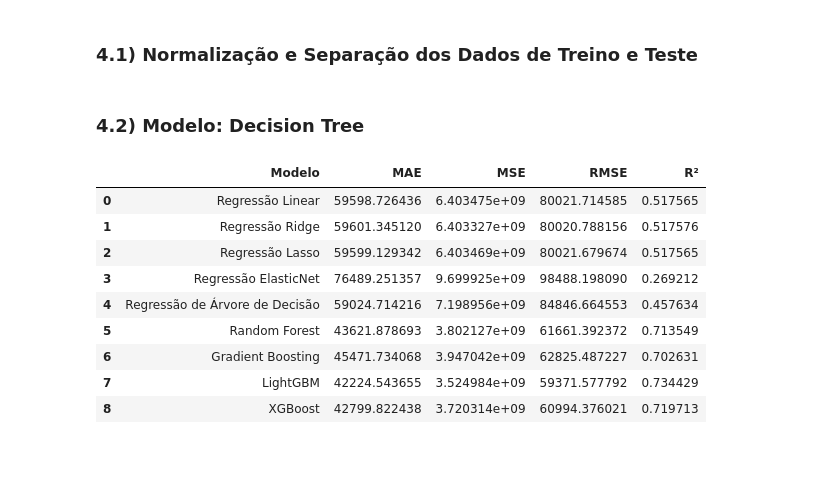
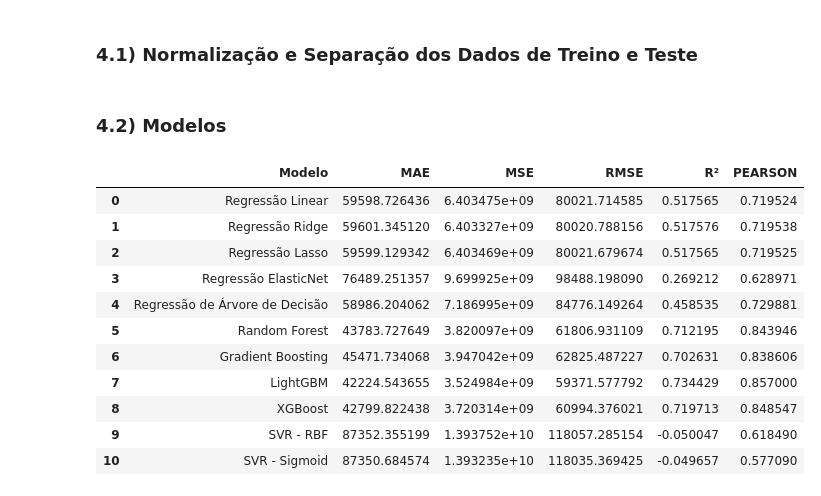
Before and after one commit to mvlaran/cienciaDeDados, a Jupyter notebook: lxai/housing/Housing.ipynb, the cells around one changed output. Saved outputs shown, nothing was run; the diff lists cells and outputs as text; code cells hidden in the pictures; blank space fills up the shorter version.

Commit message:
Incluso modelo SVR e cálculo do coeficiente pearson.
Tabela final ordenada pelo R² e por Pearson para facilitar facilmente os melhores e o piores modelos de acordo com cada métrica

```diff
--- a/lxai/housing/Housing.ipynb
+++ b/lxai/housing/Housing.ipynb
@@ -692,7 +694,7 @@ X[numeric_features] = scaler.fit_transform(X[numeric_features])
 # Dividir os dados em treino e teste
 X_train, X_test, y_train, y_test = train_test_split(X, y, test_size = 0.2, random_state = RANDOM_STATE)
 # %% [markdown]
-### 4.2) Modelo: Decision Tree
+### 4.2) Modelos
 # %%
 # Regressão Linear
 linear_model = LinearRegression()
@@ -703,6 +705,7 @@ linear_mae = mean_absolute_error(y_test, linear_predictions)
 linear_mse = mean_squared_error(y_test, linear_predictions)
 linear_rmse = mean_squared_error(y_test, linear_predictions, squared=False)
 linear_r2 = r2_score(y_test, linear_predictions)
+linear_pearson, _ = pearsonr(y_test, linear_predictions)
 
 # Regressão Ridge
 ridge_model = Ridge(alpha=1.0)
@@ -713,6 +716,7 @@ ridge_mae = mean_absolute_error(y_test, ridge_predictions)
 ridge_mse = mean_squared_error(y_test, ridge_predictions)
 ridge_rmse = mean_squared_error(y_test, ridge_predictions, squared=False)
 ridge_r2 = r2_score(y_test, ridge_predictions)
+ridge_pearson, _ = pearsonr(y_test, ridge_predictions)
 
 # Regressão Lasso
 lasso_model = Lasso(alpha=1.0)
@@ -723,6 +727,7 @@ lasso_mae = mean_absolute_error(y_test, lasso_predictions)
 lasso_mse = mean_squared_error(y_test, lasso_predictions)
 lasso_rmse = mean_squared_error(y_test, lasso_predictions, squared=False)
 lasso_r2 = r2_score(y_test, lasso_predictions)
+lasso_pearson, _ = pearsonr(y_test, lasso_predictions)
 
 # Regressão ElasticNet
 elasticnet_model = ElasticNet(alpha=1.0, l1_ratio=0.5)
@@ -733,6 +738,7 @@ elasticnet_mae = mean_absolute_error(y_test, elasticnet_predictions)
 elasticnet_mse = mean_squared_error(y_test, elasticnet_predictions)
 elasticnet_rmse = mean_squared_error(y_test, elasticnet_predictions, squared=False)
 elasticnet_r2 = r2_score(y_test, elasticnet_predictions)
+elasticnet_pearson, _ = pearsonr(y_test, elasticnet_predictions)
 
 # Regressão de Árvore de Decisão
 tree_model = DecisionTreeRegressor()
@@ -743,6 +749,7 @@ tree_mae = mean_absolute_error(y_test, tree_predictions)
 tree_mse = mean_squared_error(y_test, tree_predictions)
 tree_rmse = mean_squared_error(y_test, tree_predictions, squared=False)
 tree_r2 = r2_score(y_test, tree_predictions)
+tree_pearson, _ = pearsonr(y_test, tree_predictions)
 
 # Random Forest
 forest_model = RandomForestRegressor(n_estimators=100)
@@ -753,6 +760,7 @@ forest_mae = mean_absolute_error(y_test, forest_predictions)
 forest_mse = mean_squared_error(y_test, forest_predictions)
 forest_rmse = mean_squared_error(y_test, forest_predictions, squared=False)
 forest_r2 = r2_score(y_test, forest_predictions)
+forest_pearson, _ = pearsonr(y_test, forest_predictions)
 
 # Gradient Boosting
 gb_model = GradientBoostingRegressor(n_estimators=100)
@@ -763,53 +771,81 @@ gb_mae = mean_absolute_error(y_test, gb_predictions)
 gb_mse = mean_squared_error(y_test, gb_predictions)
 gb_rmse = mean_squared_error(y_test, gb_predictions, squared=False)
 gb_r2 = r2_score(y_test, gb_predictions)
+gb_pearson, _ = pearsonr(y_test, gb_predictions)
 
 # LightGBM
 lgbm_model = LGBMRegressor(n_estimators=100)
 lgbm_model.fit(X_train, y_train)
 lgbm_predictions = lgbm_model.predict(X_test)
 
 lgbm_mae = mean_absolute_error(y_test, lgbm_predictions)
 lgbm_mse = mean_squared_error(y_test, lgbm_predictions)
 lgbm_rmse = mean_squared_error(y_test, lgbm_predictions, squared=False)
 lgbm_r2 = r2_score(y_test, lgbm_predictions)
+lgbm_pearson, _ = pearsonr(y_test, lgbm_predictions)
 
 # XGBoost
 xgb_model = XGBRegressor(n_estimators=100)
 xgb_model.fit(X_train, y_train)
 xgb_predictions = xgb_model.predict(X_test)
 
 xgb_mae = mean_absolute_error(y_test, xgb_predictions)
 xgb_mse = mean_squared_error(y_test, xgb_predictions)
 xgb_rmse = mean_squared_error(y_test, xgb_predictions, squared=False)
 xgb_r2 = r2_score(y_test, xgb_predictions)
+xgb_pearson, _ = pearsonr(y_test, xgb_predictions)
+
+# SVR - RBF
+svr_rbf_model = SVR(kernel='rbf')
+svr_rbf_model.fit(X_train, y_train)
+svr_rbf_predictions = svr_rbf_model.predict(X_test)
+
+svr_rbf_mae = mean_absolute_error(y_test, svr_rbf_predictions)
+svr_rbf_mse = mean_squared_error(y_test, svr_rbf_predictions)
+svr_rbf_rmse = mean_squared_error(y_test, svr_rbf_predictions, squared=False)
+svr_rbf_r2 = r2_score(y_test, svr_rbf_predictions)
+svr_rbf_pearson, _ = pearsonr(y_test, svr_rbf_predictions)
+
+# SVR - SIGMOID
+svr_sgm_model = SVR(kernel='sigmoid')
+svr_sgm_model.fit(X_train, y_train)
+svr_sgm_predictions = svr_sgm_model.predict(X_test)
+
+svr_sgm_mae = mean_absolute_error(y_test, svr_sgm_predictions)
+svr_sgm_mse = mean_squared_error(y_test, svr_sgm_predictions)
+svr_sgm_rmse = mean_squared_error(y_test, svr_sgm_predictions, squared=False)
+svr_sgm_r2 = r2_score(y_test, svr_sgm_predictions)
+svr_sgm_pearson, _ = pearsonr(y_test, svr_sgm_predictions)
 
 # Criar dicionário com os resultados
 results = {
     'Modelo': ['Regressão Linear', 'Regressão Ridge', 'Regressão Lasso', 'Regressão ElasticNet', 'Regressão de Árvore de Decisão',
-               'Random Forest', 'Gradient Boosting', 'LightGBM', 'XGBoost'],
-    'MAE': [linear_mae, ridge_mae, lasso_mae, elasticnet_mae, tree_mae, forest_mae, gb_mae, lgbm_mae, xgb_mae],
-    'MSE': [linear_mse, ridge_mse, lasso_mse, elasticnet_mse, tree_mse, forest_mse, gb_mse, lgbm_mse, xgb_mse],
-    'RMSE': [linear_rmse, ridge_rmse, lasso_rmse, elasticnet_rmse, tree_rmse, forest_rmse, gb_rmse, lgbm_rmse, xgb_rmse],
-    'R²': [linear_r2, ridge_r2, lasso_r2, elasticnet_r2, tree_r2, forest_r2, gb_r2, lgbm_r2, xgb_r2]
+               'Random Forest', 'Gradient Boosting', 'LightGBM', 'XGBoost', 'SVR - RBF', 'SVR - Sigmoid'],
+    'MAE': [linear_mae, ridge_mae, lasso_mae, elasticnet_mae, tree_mae, forest_mae, gb_mae, lgbm_mae, xgb_mae, svr_rbf_mae, svr_sgm_mae],
+    'MSE': [linear_mse, ridge_mse, lasso_mse, elasticnet_mse, tree_mse, forest_mse, gb_mse, lgbm_mse, xgb_mse, svr_rbf_mse, svr_sgm_mse],
+    'RMSE': [linear_rmse, ridge_rmse, lasso_rmse, elasticnet_rmse, tree_rmse, forest_rmse, gb_rmse, lgbm_rmse, xgb_rmse, svr_rbf_rmse, svr_sgm_rmse],
+    'R²': [linear_r2, ridge_r2, lasso_r2, elasticnet_r2, tree_r2, forest_r2, gb_r2, lgbm_r2, xgb_r2, svr_rbf_r2, svr_sgm_r2],
+    'PEARSON': [linear_pearson, ridge_pearson, lasso_pearson, elasticnet_pearson, tree_pearson, forest_pearson, gb_pearson, lgbm_pearson, xgb_pearson, svr_rbf_pearson, svr_sgm_pearson]
 }
 
 # Criar DataFrame com os resultados
 results_df = pd.DataFrame(results)
 
 # Exibir o DataFrame
 display(results_df)
 # %% [output]
-|  | Modelo | MAE | MSE | RMSE | R² |
-| 0 | Regressão Linear | 59598.726436 | 6.403475e+09 | 80021.714585 | 0.517565 |
-| 1 | Regressão Ridge | 59601.345120 | 6.403327e+09 | 80020.788156 | 0.517576 |
-| 2 | Regressão Lasso | 59599.129342 | 6.403469e+09 | 80021.679674 | 0.517565 |
-| 3 | Regressão ElasticNet | 76489.251357 | 9.699925e+09 | 98488.198090 | 0.269212 |
-| 4 | Regressão de Árvore de Decisão | 59024.714216 | 7.198956e+09 | 84846.664553 | 0.457634 |
-| 5 | Random Forest | 43621.878693 | 3.802127e+09 | 61661.392372 | 0.713549 |
-| 6 | Gradient Boosting | 45471.734068 | 3.947042e+09 | 62825.487227 | 0.702631 |
-| 7 | LightGBM | 42224.543655 | 3.524984e+09 | 59371.577792 | 0.734429 |
-| 8 | XGBoost | 42799.822438 | 3.720314e+09 | 60994.376021 | 0.719713 |
+|  | Modelo | MAE | MSE | RMSE | R² | PEARSON |
+| 0 | Regressão Linear | 59598.726436 | 6.403475e+09 | 80021.714585 | 0.517565 | 0.719524 |
+| 1 | Regressão Ridge | 59601.345120 | 6.403327e+09 | 80020.788156 | 0.517576 | 0.719538 |
+| 2 | Regressão Lasso | 59599.129342 | 6.403469e+09 | 80021.679674 | 0.517565 | 0.719525 |
+| 3 | Regressão ElasticNet | 76489.251357 | 9.699925e+09 | 98488.198090 | 0.269212 | 0.628971 |
+| 4 | Regressão de Árvore de Decisão | 58986.204062 | 7.186995e+09 | 84776.149264 | 0.458535 | 0.729881 |
+| 5 | Random Forest | 43783.727649 | 3.820097e+09 | 61806.931109 | 0.712195 | 0.843946 |
+| 6 | Gradient Boosting | 45471.734068 | 3.947042e+09 | 62825.487227 | 0.702631 | 0.838606 |
+| 7 | LightGBM | 42224.543655 | 3.524984e+09 | 59371.577792 | 0.734429 | 0.857000 |
+| 8 | XGBoost | 42799.822438 | 3.720314e+09 | 60994.376021 | 0.719713 | 0.848547 |
+| 9 | SVR - RBF | 87352.355199 | 1.393752e+10 | 118057.285154 | -0.050047 | 0.618490 |
+| 10 | SVR - Sigmoid | 87350.684574 | 1.393235e+10 | 118035.369425 | -0.049657 | 0.577090 |
 # %% [markdown]
 **Considerando**
 
```
Also changed, not shown: parts of 5 cells of this notebook.
